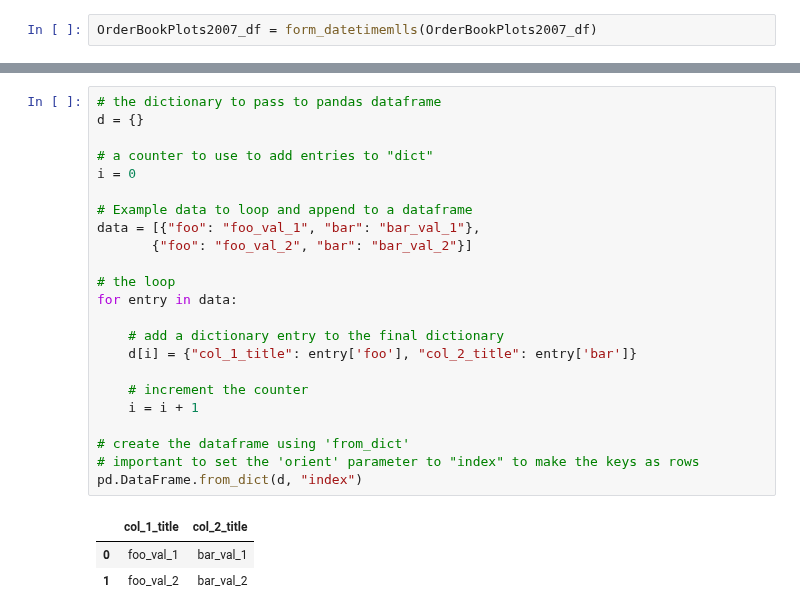
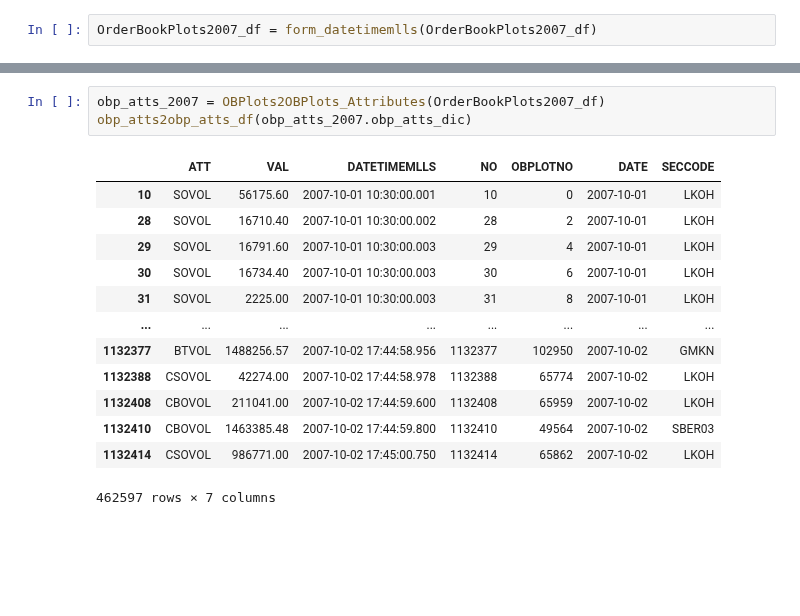
Before and after one commit to leonid-tkach/order-book-plot-find, a Jupyter notebook: OBPlots_Attributes.ipynb, the cells around one changed output, grey strips where cells are left out. Saved outputs shown, nothing was run; the diff lists cells and outputs as text; blank space fills up the shorter version.

```diff
--- a/OBPlots_Attributes.ipynb
+++ b/OBPlots_Attributes.ipynb
@@ -252,27 +248,17 @@ tmp_df
-# %%
-# the dictionary to pass to pandas dataframe
-d = {}
-
-# a counter to use to add entries to "dict"
-i = 0
-
-# Example data to loop and append to a dataframe
-data = [{"foo": "foo_val_1", "bar": "bar_val_1"},
-       {"foo": "foo_val_2", "bar": "bar_val_2"}]
-
-# the loop
-for entry in data:
-
-    # add a dictionary entry to the final dictionary
-    d[i] = {"col_1_title": entry['foo'], "col_2_title": entry['bar']}
-
-    # increment the counter
-    i = i + 1
-
-# create the dataframe using 'from_dict'
-# important to set the 'orient' parameter to "index" to make the keys as rows
-pd.DataFrame.from_dict(d, "index")
-# %% [output]
-|  | col_1_title | col_2_title |
-| 0 | foo_val_1 | bar_val_1 |
-| 1 | foo_val_2 | bar_val_2 |
+# %%
+obp_atts_2007 = OBPlots2OBPlots_Attributes(OrderBookPlots2007_df)
+obp_atts2obp_atts_df(obp_atts_2007.obp_atts_dic)
+# %% [output]
+|  | ATT | VAL | DATETIMEMLLS | NO | OBPLOTNO | DATE | SECCODE |
+| 10 | SOVOL | 56175.60 | 2007-10-01 10:30:00.001 | 10 | 0 | 2007-10-01 | LKOH |
+| 28 | SOVOL | 16710.40 | 2007-10-01 10:30:00.002 | 28 | 2 | 2007-10-01 | LKOH |
+| 29 | SOVOL | 16791.60 | 2007-10-01 10:30:00.003 | 29 | 4 | 2007-10-01 | LKOH |
+| 30 | SOVOL | 16734.40 | 2007-10-01 10:30:00.003 | 30 | 6 | 2007-10-01 | LKOH |
+| 31 | SOVOL | 2225.00 | 2007-10-01 10:30:00.003 | 31 | 8 | 2007-10-01 | LKOH |
+| ... | ... | ... | ... | ... | ... | ... | ... |
+| 1132377 | BTVOL | 1488256.57 | 2007-10-02 17:44:58.956 | 1132377 | 102950 | 2007-10-02 | GMKN |
+| 1132388 | CSOVOL | 42274.00 | 2007-10-02 17:44:58.978 | 1132388 | 65774 | 2007-10-02 | LKOH |
+| 1132408 | CBOVOL | 211041.00 | 2007-10-02 17:44:59.600 | 1132408 | 65959 | 2007-10-02 | LKOH |
+| 1132410 | CBOVOL | 1463385.48 | 2007-10-02 17:44:59.800 | 1132410 | 49564 | 2007-10-02 | SBER03 |
+| 1132414 | CSOVOL | 986771.00 | 2007-10-02 17:45:00.750 | 1132414 | 65862 | 2007-10-02 | LKOH |
+462597 rows × 7 columns
```
Also changed, not shown: parts of 9 cells of this notebook.
